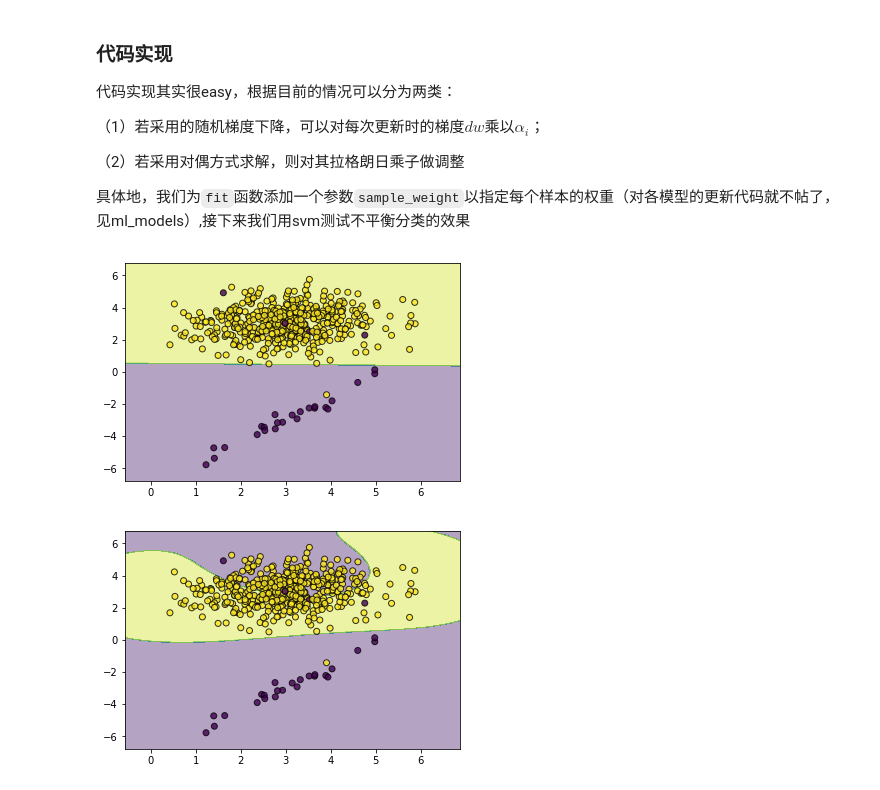
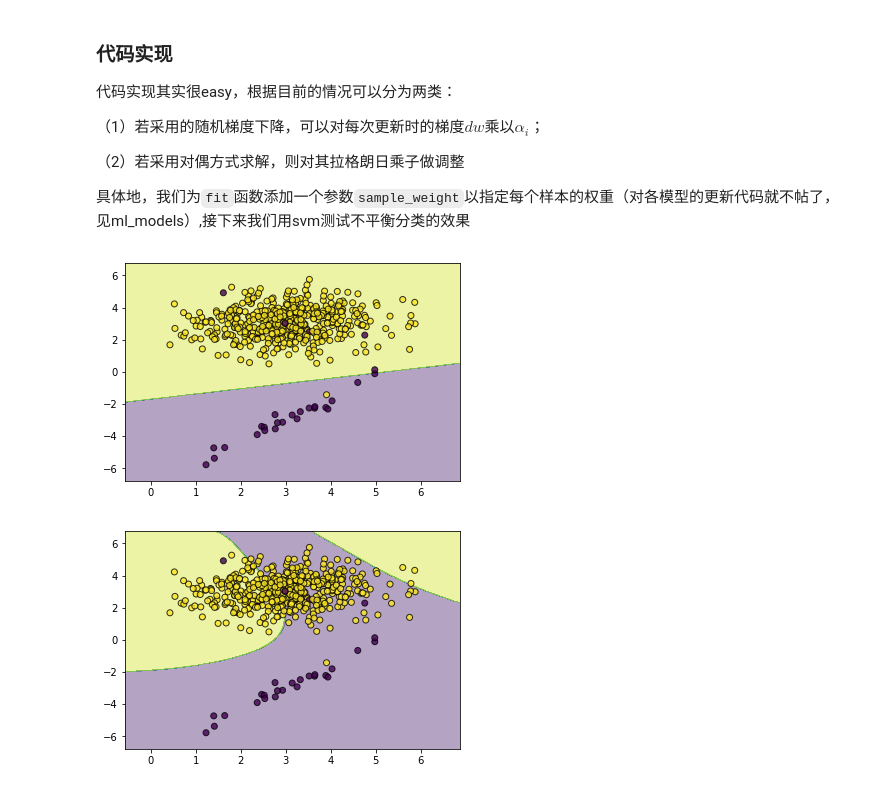
Before and after one commit to zhulei227/ML_Notes, a Jupyter notebook: notebooks/08_代价敏感学习_添加sample_weight支持.ipynb, the cells around one changed output. Cells and saved outputs as stored; diff of their text form; code cells hidden in the pictures.

```diff
--- a/notebooks/08_代价敏感学习_添加sample_weight支持.ipynb
+++ b/notebooks/08_代价敏感学习_添加sample_weight支持.ipynb
@@ -72,16 +72,16 @@ X, y = make_classification(n_samples=500, n_features=2,
                            n_clusters_per_class=1,weights=[0.05, 0.95],
                            class_sep=3,flip_y=0.05, random_state=0)
 # %%
-svc_without_sample_weight=SVC(kernel='rbf',gamma=2.0)
+svc_without_sample_weight=SVC(kernel='rbf',gamma=2.0,tol=0.01)
 svc_without_sample_weight.fit(X,y)
 utils.plot_decision_function(X=X,y=y,clf=svc_without_sample_weight)
 # %% [output]
-[figure, old version]
+[figure, new version]
 # %%
 #然后我们加大少数类的权重
 weights=np.where(y==0,20,1)
-svc_with_sample_weight=SVC(kernel='rbf',gamma=2.0)
+svc_with_sample_weight=SVC(kernel='rbf',gamma=2.0,tol=0.01)
 svc_with_sample_weight.fit(X,y,sample_weight=weights)
 utils.plot_decision_function(X=X,y=y,clf=svc_with_sample_weight)
 # %% [output]
-[figure, old version]
+[figure, new version]
```
Also changed, not shown: 15 other files.
